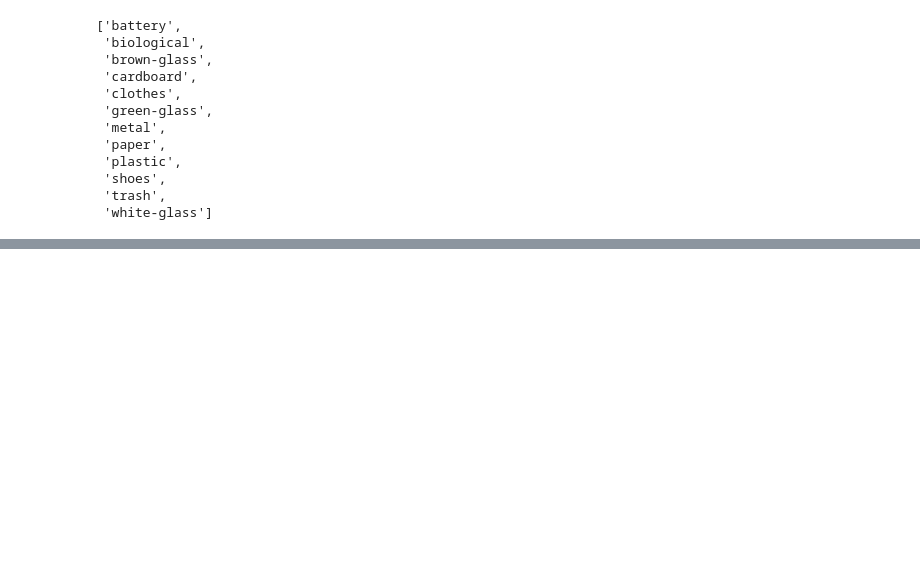
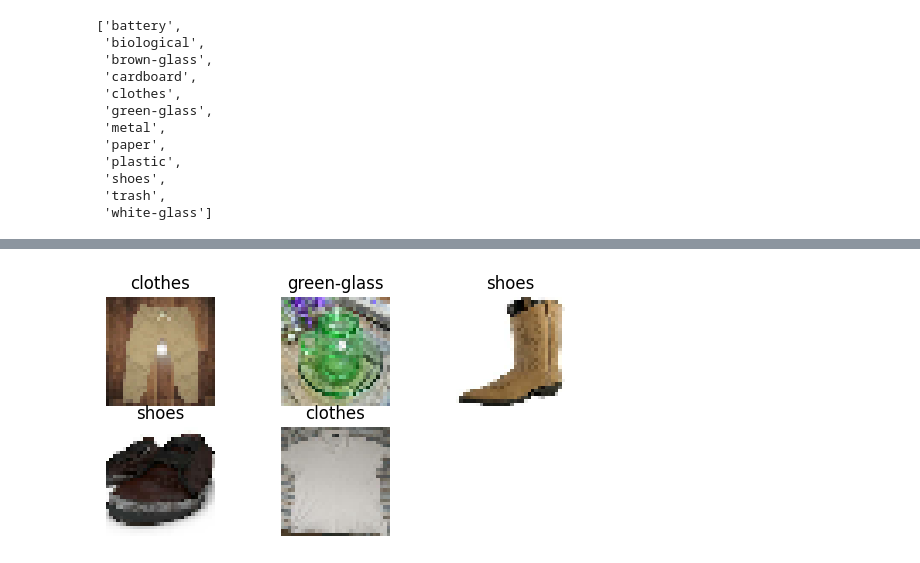
Before and after one commit to khaledyasser2/Im_not_garbage, a Jupyter notebook: Actual.ipynb, the cells around one changed output, grey strips where cells are left out. Cells and saved outputs as stored; diff of their text form; code cells hidden in the pictures; blank space fills up the shorter version.

```diff
--- a/Actual.ipynb
+++ b/Actual.ipynb
@@ -9,8 +9,8 @@ import re
 #from PIL import Image
 from keras.preprocessing import image
 # %%
-IMAGE_WIDTH = 64
-IMAGE_HEIGHT = 64
+IMAGE_WIDTH = 32
+IMAGE_HEIGHT = 32
 IMAGE_SIZE=(IMAGE_WIDTH, IMAGE_HEIGHT)
 IMAGE_CHANNELS = 3
 
@@ -56,11 +55,12 @@ number of elements =  15500
 # %%
 train = tf.keras.utils.image_dataset_from_directory(
     base_path,
-    class_names=['battery', 'biological', 'brown-glass', 'cardboard', 'clothes', 'green-glass', 'metal', 'paper', 'plastic', 'shoes', 'trash', 'white-glass'],
+    class_names=categories,
     image_size=(IMAGE_WIDTH, IMAGE_HEIGHT),
     validation_split=0.2,
     subset="training",
-    seed=123
+    seed=123,
+    batch_size=50
 )
 # %% [output]
 Found 15515 files belonging to 12 classes.
@@ -68,11 +68,12 @@ Using 12412 files for training.
 # %%
 validate=tf.keras.utils.image_dataset_from_directory(
     base_path,
-    class_names=['battery', 'biological', 'brown-glass', 'cardboard', 'clothes', 'green-glass', 'metal', 'paper', 'plastic', 'shoes', 'trash', 'white-glass'],
+    class_names=categories,
     image_size=(IMAGE_WIDTH, IMAGE_HEIGHT),
     validation_split=0.2,
     subset="validation",
-    seed=123
+    seed=123,
+    batch_size=50
 )
 # %% [output]
 Found 15515 files belonging to 12 classes.
@@ -190,0 +208,10 @@ INFO:tensorflow:Assets written to: /var/folders/8h/r_p0xb3j6m57h6qffsf0kmp00000g
+# %%
+for images, labels in train.take(1):
+    for i in range(5):
+        ax = plt.subplot(3, 3, i + 1)
+        #print(images[i].numpy())
+        plt.imshow(images[i].numpy().astype("uint8"))
+        plt.title(class_names[labels[i]])
+        plt.axis("off")
+        print(categories[np.argmax(model.predict(images[i])[0])])
+# %% [output]
@@ -190,0 +228 @@ INFO:tensorflow:Assets written to: /var/folders/8h/r_p0xb3j6m57h6qffsf0kmp00000g
+[figure, added]
```
Also changed, not shown: parts of 10 cells of this notebook, 7 other files.
